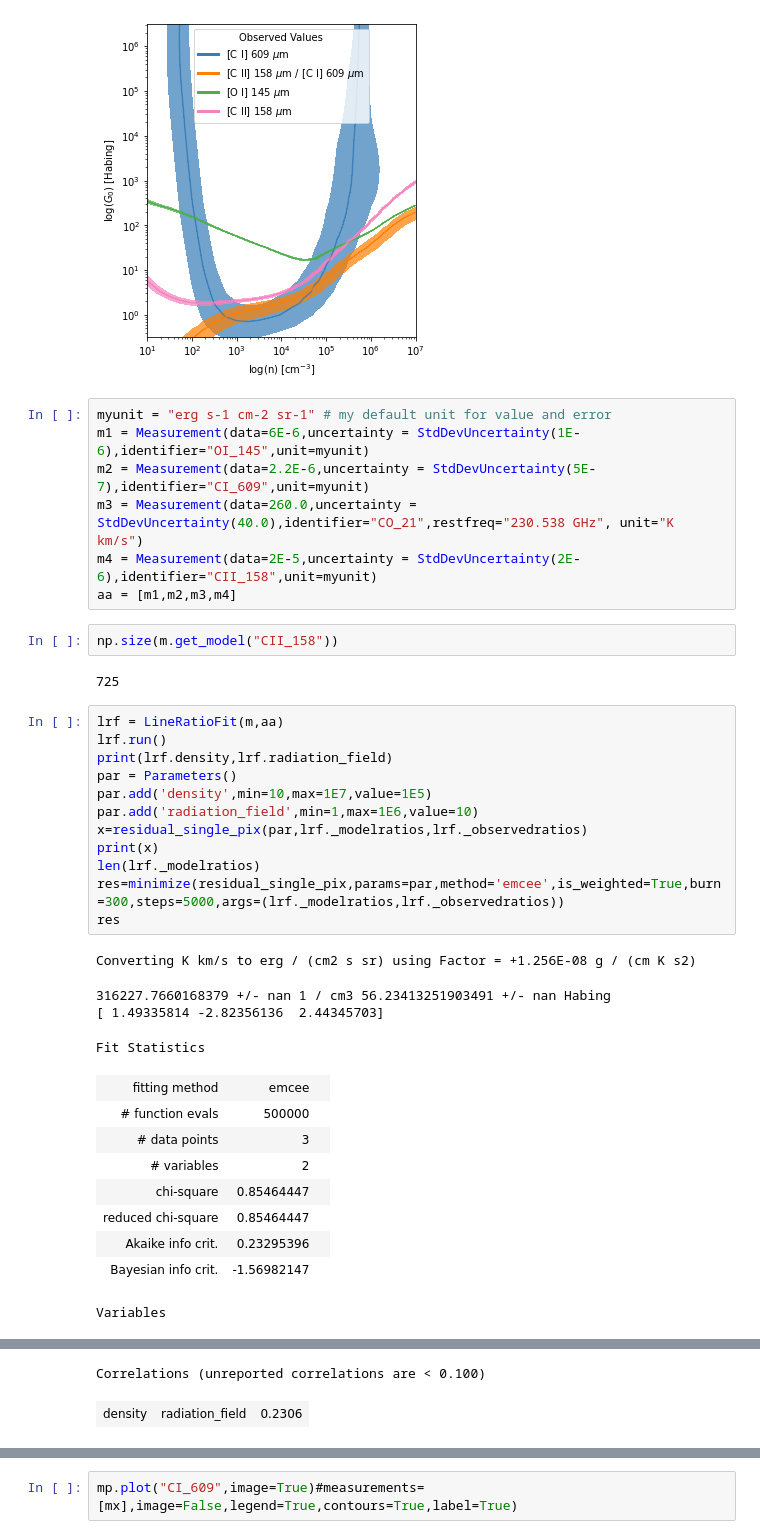
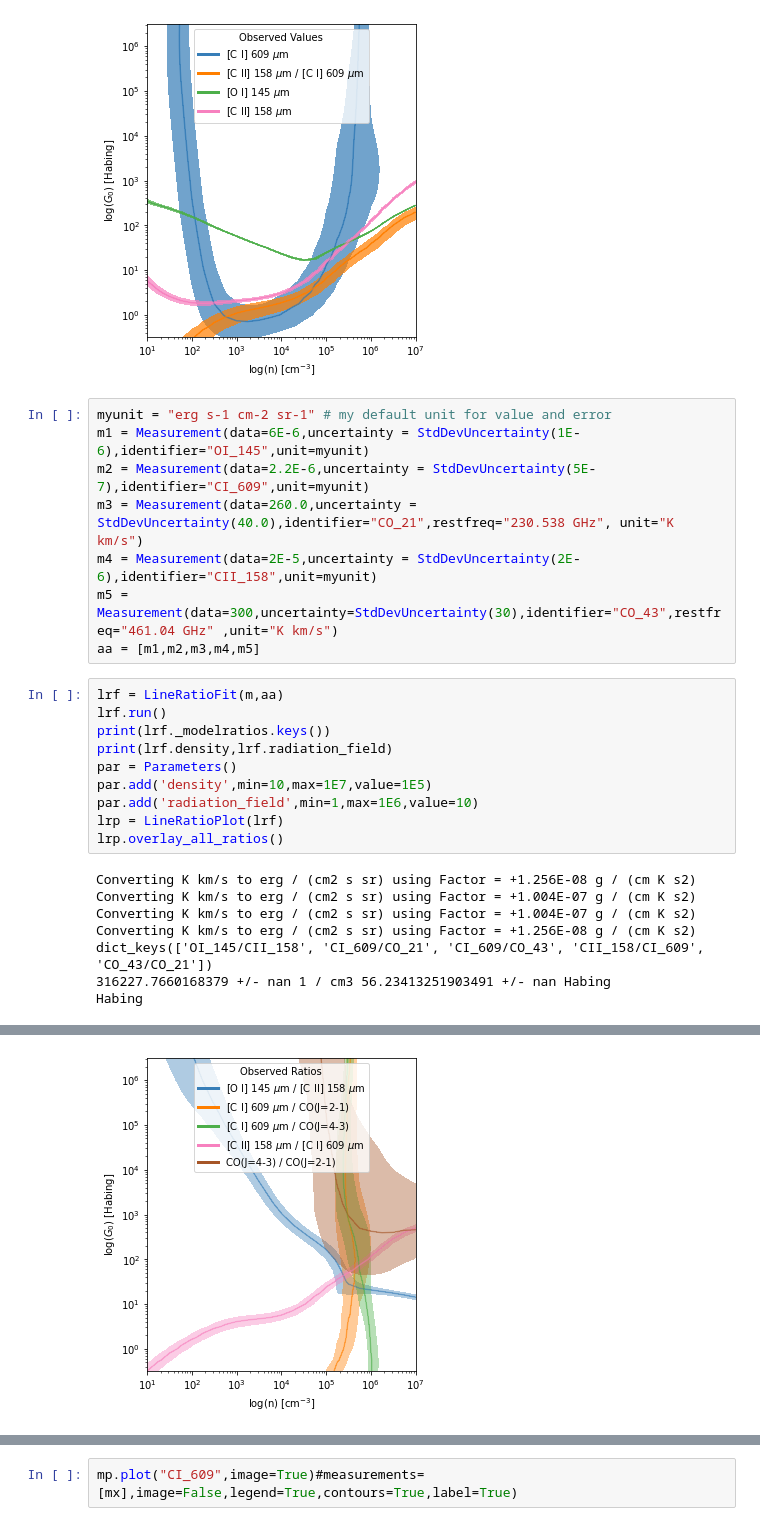
Before and after one commit to mpound/pdrtpy, a Jupyter notebook: Debug.ipynb, the cells around one changed output, grey strips where cells are left out. Cells and saved outputs as stored; diff of their text form.

```diff
--- a/Debug.ipynb
+++ b/Debug.ipynb
@@ -133,34 +133,23 @@ m1 = Measurement(data=6E-6,uncertainty = StdDevUncertainty(1E-6),identifier="OI_
 m2 = Measurement(data=2.2E-6,uncertainty = StdDevUncertainty(5E-7),identifier="CI_609",unit=myunit)
 m3 = Measurement(data=260.0,uncertainty = StdDevUncertainty(40.0),identifier="CO_21",restfreq="230.538 GHz", unit="K km/s")
 m4 = Measurement(data=2E-5,uncertainty = StdDevUncertainty(2E-6),identifier="CII_158",unit=myunit)
-aa = [m1,m2,m3,m4]
+m5 = Measurement(data=300,uncertainty=StdDevUncertainty(30),identifier="CO_43",restfreq="461.04 GHz" ,unit="K km/s")
+aa = [m1,m2,m3,m4,m5]
-# %%
-np.size(m.get_model("CII_158"))
-# %% [output]
-725
 # %%
 lrf = LineRatioFit(m,aa)
 lrf.run()
+print(lrf._modelratios.keys())
 print(lrf.density,lrf.radiation_field)
 par = Parameters()
 par.add('density',min=10,max=1E7,value=1E5)
 par.add('radiation_field',min=1,max=1E6,value=10)
-x=residual_single_pix(par,lrf._modelratios,lrf._observedratios)
-print(x)
-len(lrf._modelratios)
-res=minimize(residual_single_pix,params=par,method='emcee',is_weighted=True,burn=300,steps=5000,args=(lrf._modelratios,lrf._observedratios))
-res
+lrp = LineRatioPlot(lrf)
+lrp.overlay_all_ratios()
 # %% [output]
 Converting K km/s to erg / (cm2 s sr) using Factor = +1.256E-08 g / (cm K s2)
+Converting K km/s to erg / (cm2 s sr) using Factor = +1.004E-07 g / (cm K s2)
+Converting K km/s to erg / (cm2 s sr) using Factor = +1.004E-07 g / (cm K s2)
+Converting K km/s to erg / (cm2 s sr) using Factor = +1.256E-08 g / (cm K s2)
+dict_keys(['OI_145/CII_158', 'CI_609/CO_21', 'CI_609/CO_43', 'CII_158/CI_609', 'CO_43/CO_21'])
+316227.7660168379 +/- nan 1 / cm3 56.23413251903491 +/- nan Habing
+Habing
-316227.7660168379 +/- nan 1 / cm3 56.23413251903491 +/- nan Habing
-[ 1.49335814 -2.82356136  2.44345703]
-Fit Statistics
-| fitting method | emcee |  |
-| # function evals | 500000 |  |
-| # data points | 3 |  |
-| # variables | 2 |  |
-| chi-square | 0.85464447 |  |
-| reduced chi-square | 0.85464447 |  |
-| Akaike info crit. | 0.23295396 |  |
-| Bayesian info crit. | -1.56982147 |  |
-Variables
@@ -170,2 +156 @@ Variables
-Correlations (unreported correlations are < 0.100)
-| density | radiation_field | 0.2306 |
+[figure, added]
```
Also changed, not shown: parts of 7 cells of this notebook.
